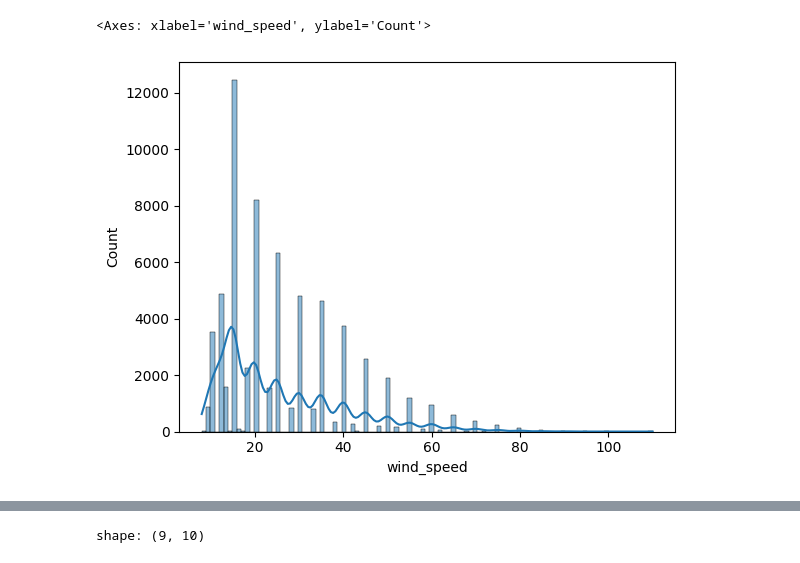
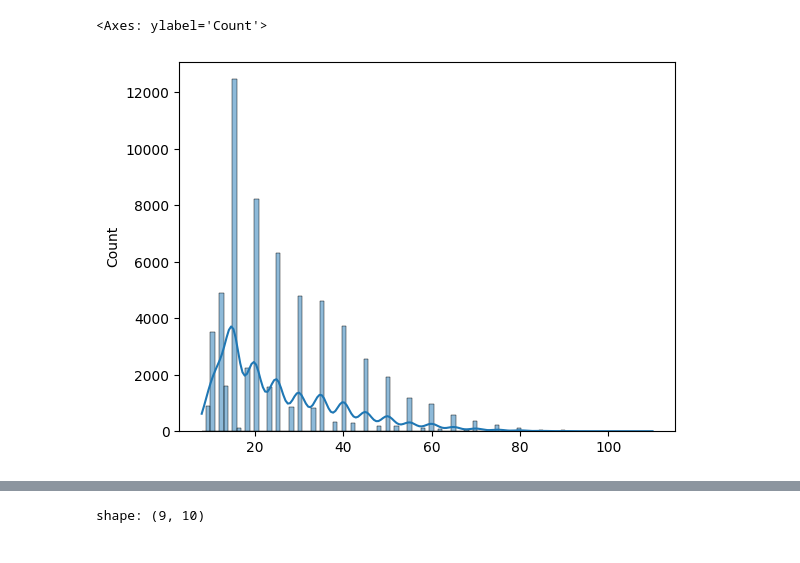
Before and after one commit to HQU-gxy/hurricane_stuff, a Jupyter notebook: LSTM.ipynb, the cells around one changed output, grey strips where cells are left out. Saved outputs shown, nothing was run; the diff lists cells and outputs as text; code cells hidden in the pictures.

```diff
--- a/LSTM.ipynb
+++ b/LSTM.ipynb
@@ -242,10 +242,10 @@ shape: (9, 10)
 # %%
 import seaborn as sns
 
-sns.histplot(df_filtered.to_pandas(), x="wind_speed", kde=True)
+sns.histplot(df_filtered["wind_speed"], kde=True)
 # %% [output]
-<Axes: xlabel='wind_speed', ylabel='Count'>
+<Axes: ylabel='Count'>
-[figure, old version]
+[figure, new version]
 # %%
 import torch
 
```
Also changed, not shown: parts of 10 cells of this notebook, 2 other files.
